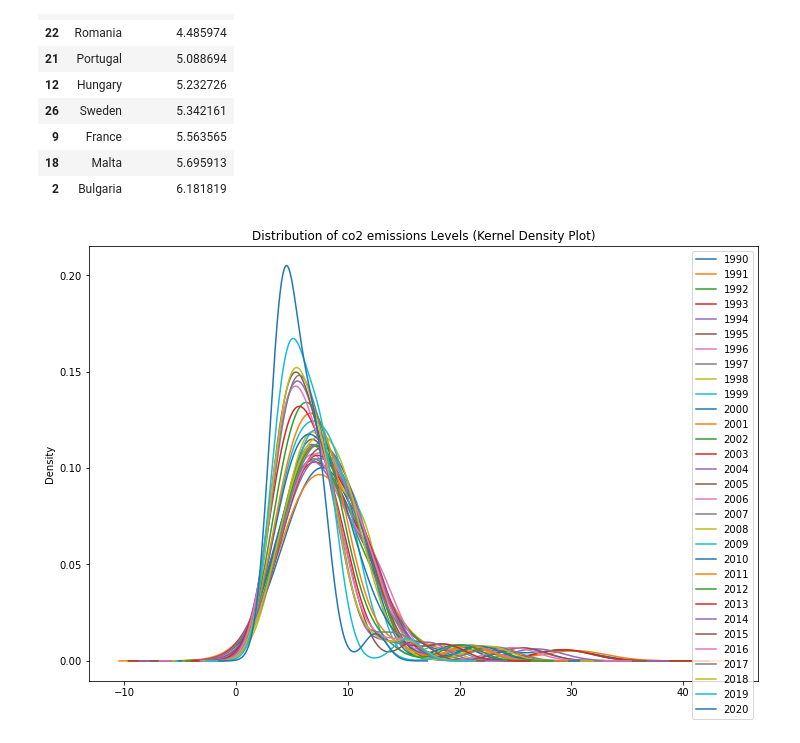
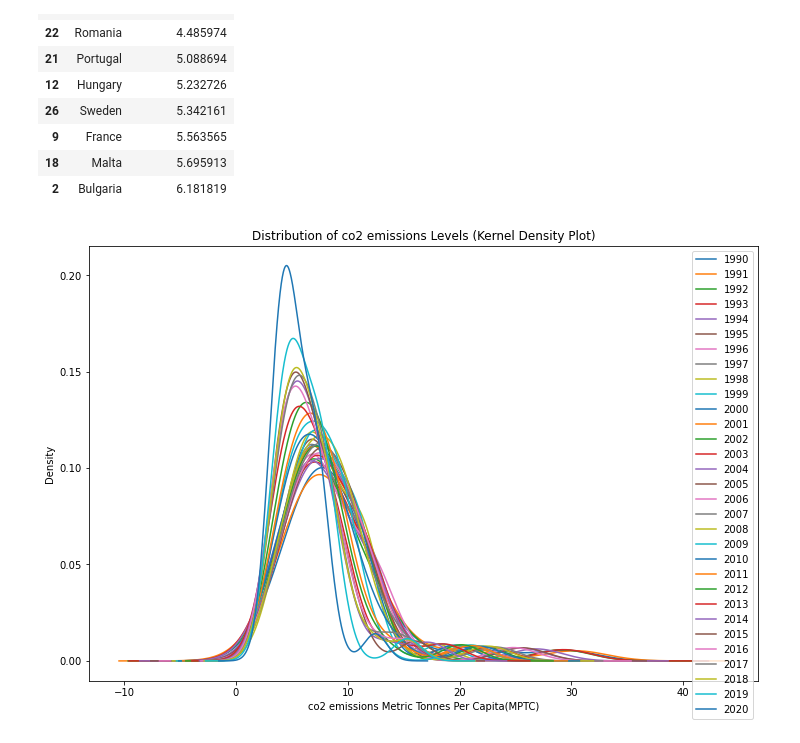
Before and after one commit to BrianRiera/CA_Database-Analytics, a Jupyter notebook: co2_emissions.ipynb, the cells around one changed output. Cells and saved outputs as stored; diff of their text form; code cells hidden in the pictures.

```diff
--- a/co2_emissions.ipynb
+++ b/co2_emissions.ipynb
@@ -299,7 +299,8 @@ lowest_emissions.head(10)
 # %%
 # Kernel density plot for each year
 co2_years.plot(kind='kde', figsize=(12, 8))
 plt.title('Distribution of co2 emissions Levels (Kernel Density Plot)')
+plt.xlabel('co2 emissions Metric Tonnes Per Capita(MPTC)')
 plt.show()
 # %% [output]
-[figure, old version]
+[figure, new version]
```
Also changed, not shown: parts of 1 cell of this notebook, 2 other files.
